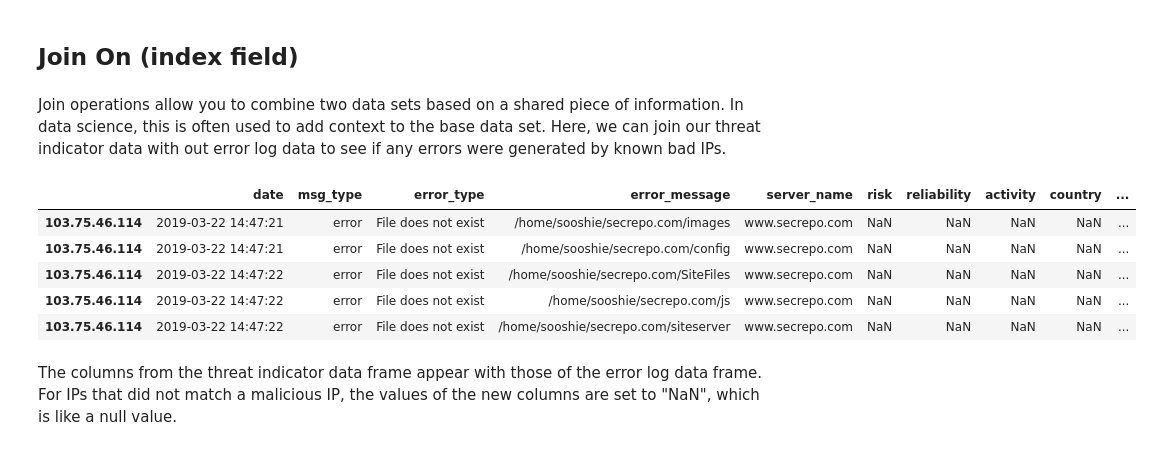
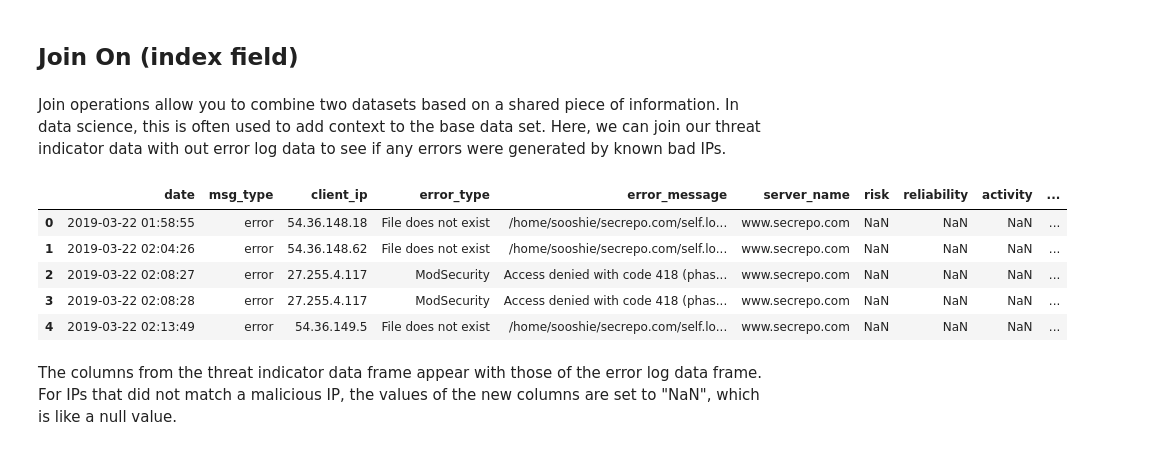
Before and after one commit to urbansec/ds101, a Jupyter notebook: DS101_DataBasics.ipynb, the cells around one changed output. Drawn from its saved outputs; the diff is of its cells as text; code cells hidden in the pictures.

```diff
--- a/DS101_DataBasics.ipynb
+++ b/DS101_DataBasics.ipynb
@@ -323,17 +325,17 @@ Note: this is a case sensitive string match, so make sure the "A" is capitalized
 # %% [markdown]
 ## Join On (index field)
 # %% [markdown]
-Join operations allow you to combine two data sets based on a shared piece of information.  In data science, this is often used to add context to the base data set.  Here, we can join our threat indicator data with out error log data to see if any errors were generated by known bad IPs.
+Join operations allow you to combine two datasets based on a shared piece of information.  In data science, this is often used to add context to the base data set.  Here, we can join our threat indicator data with out error log data to see if any errors were generated by known bad IPs.
 # %%
-joined_data = error_logs_df.set_index('client_ip').join(intel_df.set_index('ip'))
+joined_data = error_logs_df.join(intel_df.set_index('ip'), on='client_ip')
 joined_data.head()
 # %% [output]
-|  | date | msg_type | error_type | error_message | server_name | risk | reliability | activity | country | ... |
-| 103.75.46.114 | 2019-03-22 14:47:21 | error | File does not exist | /home/sooshie/secrepo.com/images | www.secrepo.com | NaN | NaN | NaN | NaN | ... |
-| 103.75.46.114 | 2019-03-22 14:47:21 | error | File does not exist | /home/sooshie/secrepo.com/config | www.secrepo.com | NaN | NaN | NaN | NaN | ... |
-| 103.75.46.114 | 2019-03-22 14:47:22 | error | File does not exist | /home/sooshie/secrepo.com/SiteFiles | www.secrepo.com | NaN | NaN | NaN | NaN | ... |
-| 103.75.46.114 | 2019-03-22 14:47:22 | error | File does not exist | /home/sooshie/secrepo.com/js | www.secrepo.com | NaN | NaN | NaN | NaN | ... |
-| 103.75.46.114 | 2019-03-22 14:47:22 | error | File does not exist | /home/sooshie/secrepo.com/siteserver | www.secrepo.com | NaN | NaN | NaN | NaN | ... |
+|  | date | msg_type | client_ip | error_type | error_message | server_name | risk | reliability | activity | ... |
+| 0 | 2019-03-22 01:58:55 | error | 54.36.148.18 | File does not exist | /home/sooshie/secrepo.com/self.lo... | www.secrepo.com | NaN | NaN | NaN | ... |
+| 1 | 2019-03-22 02:04:26 | error | 54.36.148.62 | File does not exist | /home/sooshie/secrepo.com/self.lo... | www.secrepo.com | NaN | NaN | NaN | ... |
+| 2 | 2019-03-22 02:08:27 | error | 27.255.4.117 | ModSecurity | Access denied with code 418 (phas... | www.secrepo.com | NaN | NaN | NaN | ... |
+| 3 | 2019-03-22 02:08:28 | error | 27.255.4.117 | ModSecurity | Access denied with code 418 (phas... | www.secrepo.com | NaN | NaN | NaN | ... |
+| 4 | 2019-03-22 02:13:49 | error | 54.36.149.5 | File does not exist | /home/sooshie/secrepo.com/self.lo... | www.secrepo.com | NaN | NaN | NaN | ... |
 # %% [markdown]
 The columns from the threat indicator data frame appear with those of the error log data frame.  For IPs that did not match a malicious IP, the values of the new columns are set to "NaN", which is like a null value.
 # %% [markdown]
```
Also changed, not shown: parts of 24 cells of this notebook, 2 other files.
